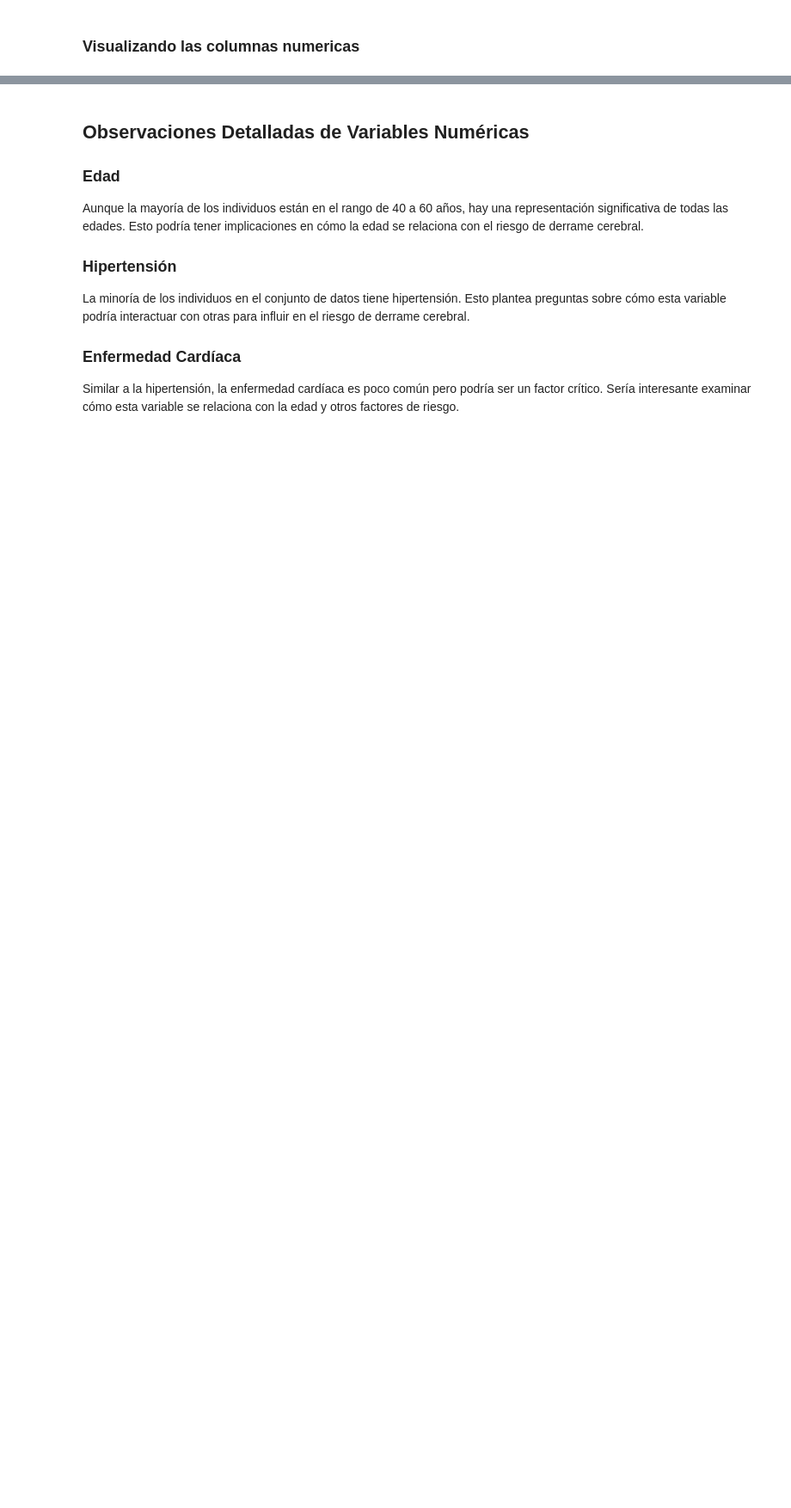
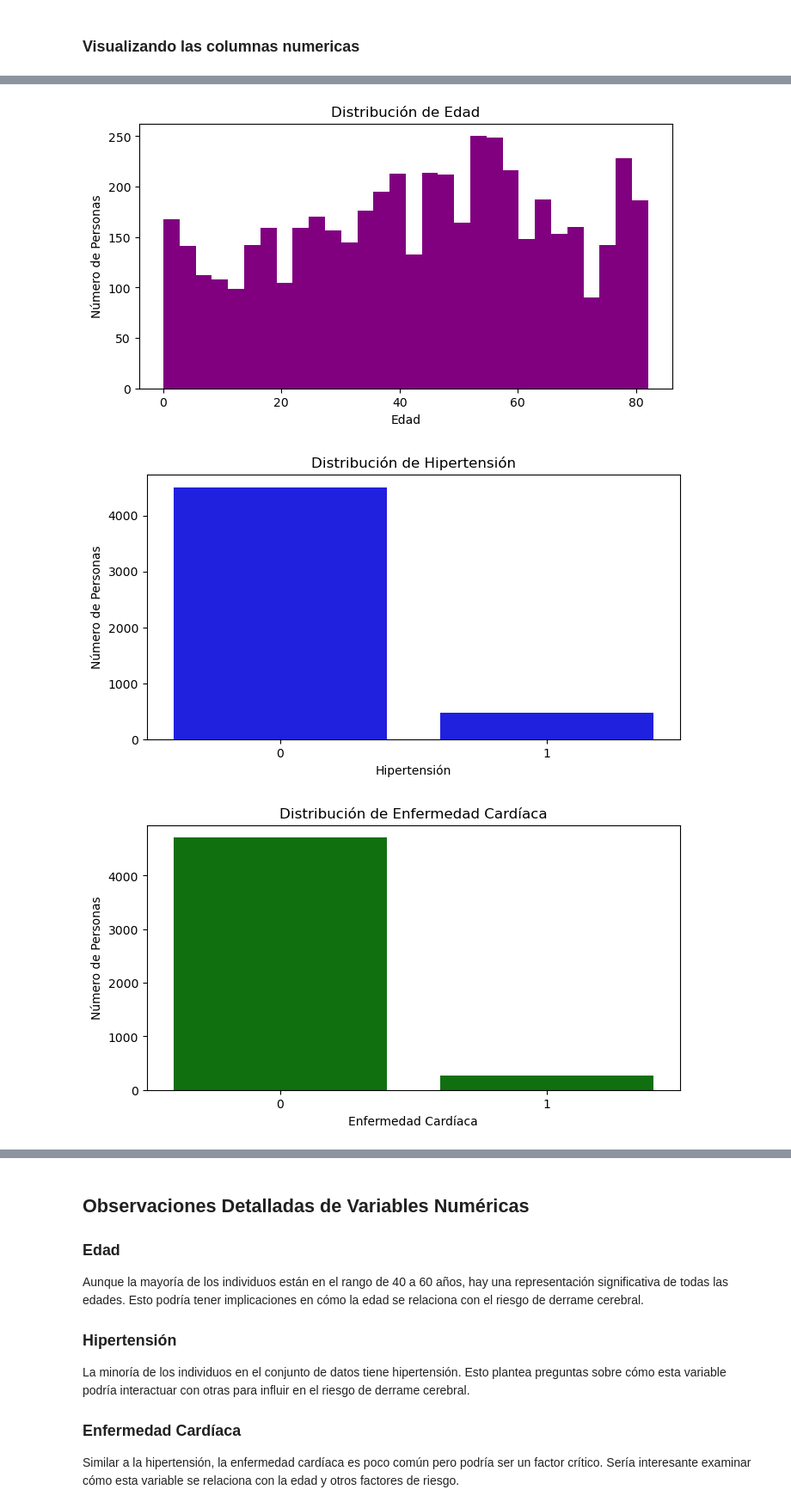
Before and after one commit to dicarlomagnus/dataScienceStrokePrediction, a Jupyter notebook: Stroke bootcamp project.ipynb, the cells around one changed output, grey strips where cells are left out. Shown at 86% size. Saved outputs shown, nothing was run; the diff lists cells and outputs as text; code cells hidden in the pictures; blank space fills up the shorter version.

```diff
--- a/Stroke bootcamp project.ipynb
+++ b/Stroke bootcamp project.ipynb
@@ -386,0 +337,36 @@ num_grid
+# %%
+# Lista de columnas numéricas y sus descripciones en español
+numerical_columns = [
+    {'column': 'edad', 'description': 'Edad'},
+    {'column': 'hipertensión', 'description': 'Hipertensión'},
+    {'column': 'enfermedad_cardíaca', 'description': 'Enfermedad Cardíaca'},
+    {'column': 'nivel_promedio_de_glucosa', 'description': 'Nivel Promedio de Glucosa'},
+    {'column': 'índice_de_masa_corporal', 'description': 'IMC'}
+]
+
+# Lista de colores para cada columna
+colors = ['purple', 'blue', 'green', 'orange', 'red']
+
+# Función para crear un histograma para una columna numérica con un color específico
+def create_histogram(meta, data, color):
+    plt.figure(figsize=(8, 4))
+    plt.title(f'Distribución de {meta["description"]}')
+    if data[meta['column']].nunique() == 2:
+        # Para variables binarias, usamos countplot de Seaborn
+        sns.countplot(x=meta['column'], data=data, color=color)
+        plt.xlabel(meta['description'])
+        plt.ylabel('Número de Personas')
+    else:
+        # Para variables continuas, usamos hist de Matplotlib
+        plt.hist(data[meta['column']], bins=30, color=color)
+        plt.xlabel(meta['description'])
+        plt.ylabel('Número de Personas')
+    plt.show()
+
+# Crear y mostrar los histogramas para cada columna numérica
+for meta, color in zip(numerical_columns, colors):
+    create_histogram(meta, stroke_data_translated, color)
+# %% [output]
+[figure, added]
+[figure, added]
+[figure, added]
```
Also changed, not shown: parts of 10 cells of this notebook.
